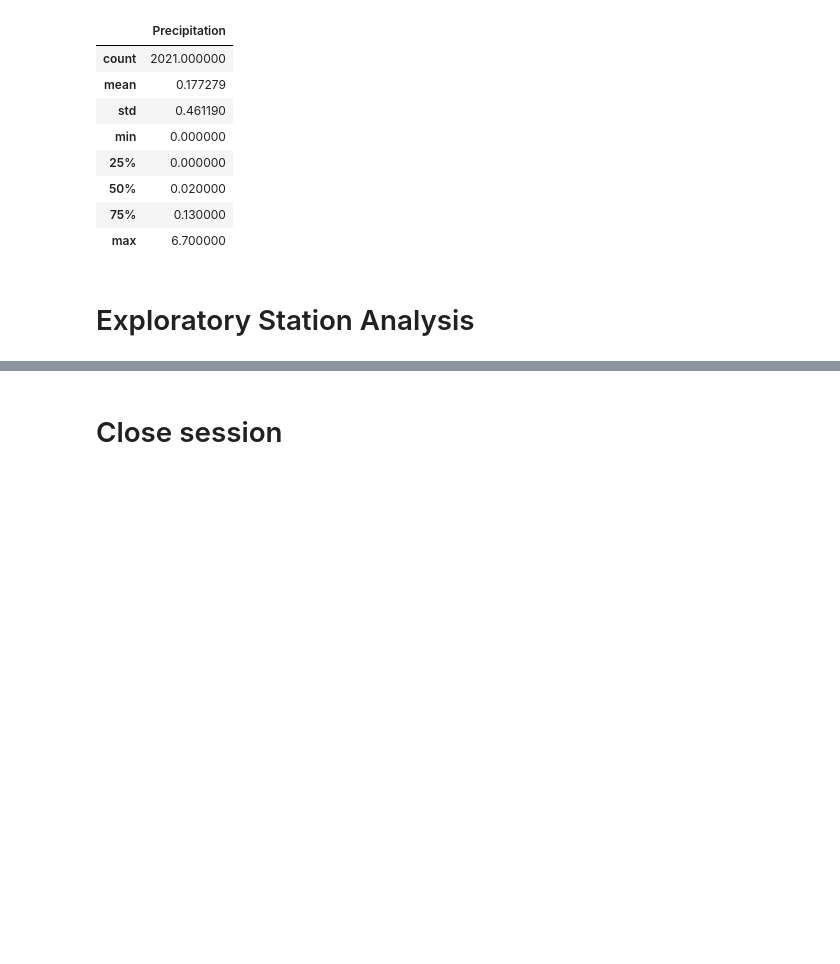
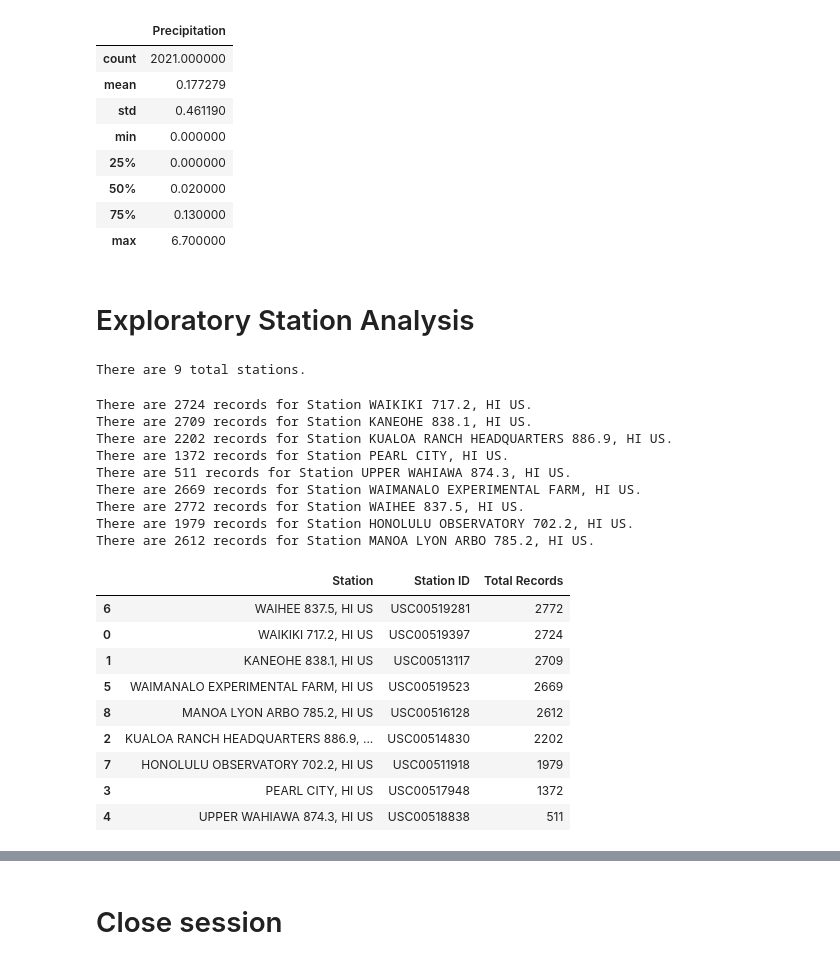
Before and after one commit to ngranback/sqlalchemy-challenge, a Jupyter notebook: climate_starter.ipynb, the cells around one changed output, grey strips where cells are left out. Cells and saved outputs as stored; diff of their text form; code cells hidden in the pictures; blank space fills up the shorter version.

```diff
--- a/climate_starter.ipynb
+++ b/climate_starter.ipynb
@@ -127,3 +127,7 @@ precip_df.describe()
 # Exploratory Station Analysis
 # %%
 # Design a query to calculate the total number stations in the dataset
+total_stations = session.query(station).count()
+print(f'There are {total_stations} total stations.')
+# %% [output]
+There are 9 total stations.
@@ -134,0 +134,40 @@ precip_df.describe()
+# %%
+# Design a query to find the most active stations (i.e. what stations have the most rows?)
+# List the stations and the counts in descending order.
+recordCount, stationName, stationID = [], [], []
+
+for place in session.query(station).all():
+    results = session.query(measurement).filter(measurement.station == place.station).count()
+    print(f'There are {results} records for Station {place.name}.')
+    recordCount.append(results)
+    stationName.append(place.name)
+    stationID.append(place.station)
+
+recordsDF = pd.DataFrame({
+    'Station': stationName,
+    'Station ID': stationID,
+    'Total Records': recordCount
+})
+recordsDF = recordsDF.sort_values('Total Records', ascending=False)
+recordsDF
+    # to display in descending order I would load each one into a list or dict during the loop and then sort that
+# %% [output]
+There are 2724 records for Station WAIKIKI 717.2, HI US.
+There are 2709 records for Station KANEOHE 838.1, HI US.
+There are 2202 records for Station KUALOA RANCH HEADQUARTERS 886.9, HI US.
+There are 1372 records for Station PEARL CITY, HI US.
+There are 511 records for Station UPPER WAHIAWA 874.3, HI US.
+There are 2669 records for Station WAIMANALO EXPERIMENTAL FARM, HI US.
+There are 2772 records for Station WAIHEE 837.5, HI US.
+There are 1979 records for Station HONOLULU OBSERVATORY 702.2, HI US.
+There are 2612 records for Station MANOA LYON ARBO 785.2, HI US.
+|  | Station | Station ID | Total Records |
+| 6 | WAIHEE 837.5, HI US | USC00519281 | 2772 |
+| 0 | WAIKIKI 717.2, HI US | USC00519397 | 2724 |
+| 1 | KANEOHE 838.1, HI US | USC00513117 | 2709 |
+| 5 | WAIMANALO EXPERIMENTAL FARM, HI US | USC00519523 | 2669 |
+| 8 | MANOA LYON ARBO 785.2, HI US | USC00516128 | 2612 |
+| 2 | KUALOA RANCH HEADQUARTERS 886.9, ... | USC00514830 | 2202 |
+| 7 | HONOLULU OBSERVATORY 702.2, HI US | USC00511918 | 1979 |
+| 3 | PEARL CITY, HI US | USC00517948 | 1372 |
+| 4 | UPPER WAHIAWA 874.3, HI US | USC00518838 | 511 |
```
Also changed, not shown: parts of 9 cells of this notebook, 1 other file.
